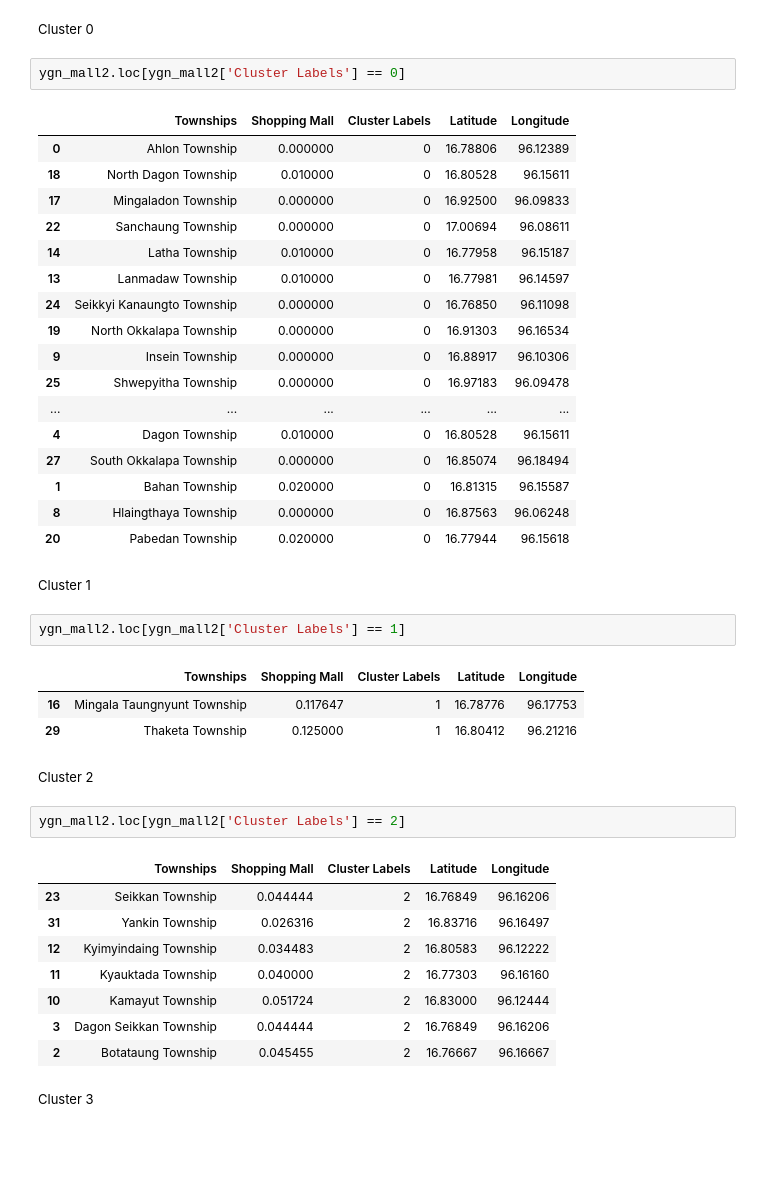
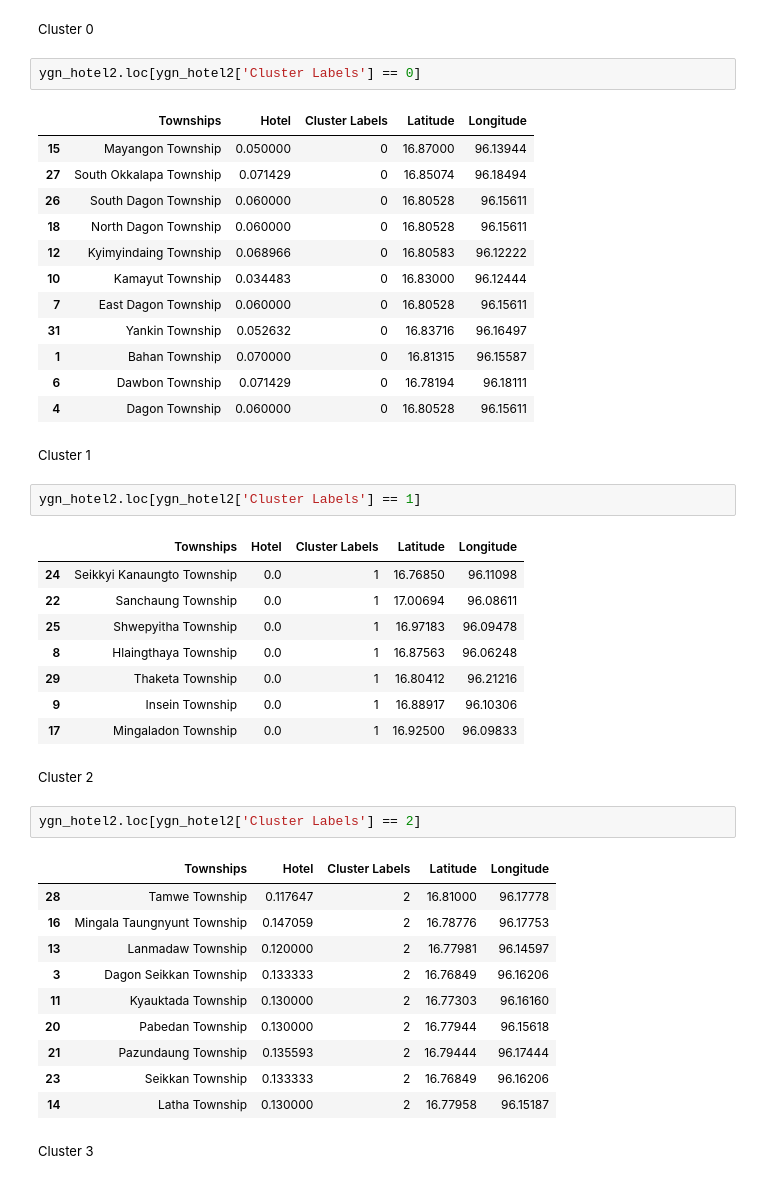
Before and after one commit to HANXIANGCHAN/coursera-capstone-project, a Jupyter notebook: Coursera Week 4.ipynb, the cells around one changed output. Drawn from its saved outputs; the diff is of its cells as text; blank space fills up the shorter version.

Commit message:
Hotels in Yangon - Coursera capstone assignment

```diff
--- a/Coursera Week 4.ipynb
+++ b/Coursera Week 4.ipynb
@@ -475,46 +485,48 @@ map_clusters.save('map_clusters.html')
 # %% [markdown]
 <font size="2">Cluster 0</font>
 # %%
-ygn_mall2.loc[ygn_mall2['Cluster Labels'] == 0]
+ygn_hotel2.loc[ygn_hotel2['Cluster Labels'] == 0]
 # %% [output]
-|  | Townships | Shopping Mall | Cluster Labels | Latitude | Longitude |
-| 0 | Ahlon Township | 0.000000 | 0 | 16.78806 | 96.12389 |
-| 18 | North Dagon Township | 0.010000 | 0 | 16.80528 | 96.15611 |
-| 17 | Mingaladon Township | 0.000000 | 0 | 16.92500 | 96.09833 |
-| 22 | Sanchaung Township | 0.000000 | 0 | 17.00694 | 96.08611 |
-| 14 | Latha Township | 0.010000 | 0 | 16.77958 | 96.15187 |
-| 13 | Lanmadaw Township | 0.010000 | 0 | 16.77981 | 96.14597 |
-| 24 | Seikkyi Kanaungto Township | 0.000000 | 0 | 16.76850 | 96.11098 |
-| 19 | North Okkalapa Township | 0.000000 | 0 | 16.91303 | 96.16534 |
-| 9 | Insein Township | 0.000000 | 0 | 16.88917 | 96.10306 |
-| 25 | Shwepyitha Township | 0.000000 | 0 | 16.97183 | 96.09478 |
-| ... | ... | ... | ... | ... | ... |
-| 4 | Dagon Township | 0.010000 | 0 | 16.80528 | 96.15611 |
-| 27 | South Okkalapa Township | 0.000000 | 0 | 16.85074 | 96.18494 |
-| 1 | Bahan Township | 0.020000 | 0 | 16.81315 | 96.15587 |
-| 8 | Hlaingthaya Township | 0.000000 | 0 | 16.87563 | 96.06248 |
-| 20 | Pabedan Township | 0.020000 | 0 | 16.77944 | 96.15618 |
+|  | Townships | Hotel | Cluster Labels | Latitude | Longitude |
+| 15 | Mayangon Township | 0.050000 | 0 | 16.87000 | 96.13944 |
+| 27 | South Okkalapa Township | 0.071429 | 0 | 16.85074 | 96.18494 |
+| 26 | South Dagon Township | 0.060000 | 0 | 16.80528 | 96.15611 |
+| 18 | North Dagon Township | 0.060000 | 0 | 16.80528 | 96.15611 |
+| 12 | Kyimyindaing Township | 0.068966 | 0 | 16.80583 | 96.12222 |
+| 10 | Kamayut Township | 0.034483 | 0 | 16.83000 | 96.12444 |
+| 7 | East Dagon Township | 0.060000 | 0 | 16.80528 | 96.15611 |
+| 31 | Yankin Township | 0.052632 | 0 | 16.83716 | 96.16497 |
+| 1 | Bahan Township | 0.070000 | 0 | 16.81315 | 96.15587 |
+| 6 | Dawbon Township | 0.071429 | 0 | 16.78194 | 96.18111 |
+| 4 | Dagon Township | 0.060000 | 0 | 16.80528 | 96.15611 |
 # %% [markdown]
 <font size="2">Cluster 1</font>
 # %%
-ygn_mall2.loc[ygn_mall2['Cluster Labels'] == 1]
+ygn_hotel2.loc[ygn_hotel2['Cluster Labels'] == 1]
 # %% [output]
-|  | Townships | Shopping Mall | Cluster Labels | Latitude | Longitude |
-| 16 | Mingala Taungnyunt Township | 0.117647 | 1 | 16.78776 | 96.17753 |
-| 29 | Thaketa Township | 0.125000 | 1 | 16.80412 | 96.21216 |
+|  | Townships | Hotel | Cluster Labels | Latitude | Longitude |
+| 24 | Seikkyi Kanaungto Township | 0.0 | 1 | 16.76850 | 96.11098 |
+| 22 | Sanchaung Township | 0.0 | 1 | 17.00694 | 96.08611 |
+| 25 | Shwepyitha Township | 0.0 | 1 | 16.97183 | 96.09478 |
+| 8 | Hlaingthaya Township | 0.0 | 1 | 16.87563 | 96.06248 |
+| 29 | Thaketa Township | 0.0 | 1 | 16.80412 | 96.21216 |
+| 9 | Insein Township | 0.0 | 1 | 16.88917 | 96.10306 |
+| 17 | Mingaladon Township | 0.0 | 1 | 16.92500 | 96.09833 |
 # %% [markdown]
 <font size="2">Cluster 2</font>
 # %%
-ygn_mall2.loc[ygn_mall2['Cluster Labels'] == 2]
+ygn_hotel2.loc[ygn_hotel2['Cluster Labels'] == 2]
 # %% [output]
-|  | Townships | Shopping Mall | Cluster Labels | Latitude | Longitude |
-| 23 | Seikkan Township | 0.044444 | 2 | 16.76849 | 96.16206 |
-| 31 | Yankin Township | 0.026316 | 2 | 16.83716 | 96.16497 |
-| 12 | Kyimyindaing Township | 0.034483 | 2 | 16.80583 | 96.12222 |
-| 11 | Kyauktada Township | 0.040000 | 2 | 16.77303 | 96.16160 |
-| 10 | Kamayut Township | 0.051724 | 2 | 16.83000 | 96.12444 |
-| 3 | Dagon Seikkan Township | 0.044444 | 2 | 16.76849 | 96.16206 |
-| 2 | Botataung Township | 0.045455 | 2 | 16.76667 | 96.16667 |
+|  | Townships | Hotel | Cluster Labels | Latitude | Longitude |
+| 28 | Tamwe Township | 0.117647 | 2 | 16.81000 | 96.17778 |
+| 16 | Mingala Taungnyunt Township | 0.147059 | 2 | 16.78776 | 96.17753 |
+| 13 | Lanmadaw Township | 0.120000 | 2 | 16.77981 | 96.14597 |
+| 3 | Dagon Seikkan Township | 0.133333 | 2 | 16.76849 | 96.16206 |
+| 11 | Kyauktada Township | 0.130000 | 2 | 16.77303 | 96.16160 |
+| 20 | Pabedan Township | 0.130000 | 2 | 16.77944 | 96.15618 |
+| 21 | Pazundaung Township | 0.135593 | 2 | 16.79444 | 96.17444 |
+| 23 | Seikkan Township | 0.133333 | 2 | 16.76849 | 96.16206 |
+| 14 | Latha Township | 0.130000 | 2 | 16.77958 | 96.15187 |
 # %% [markdown]
 <font size="2">Cluster 3</font>
 # %%
```
Also changed, not shown: parts of 15 cells of this notebook.
